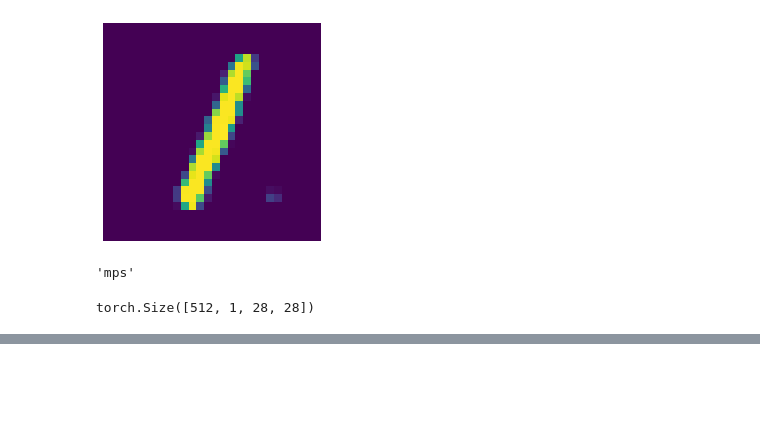
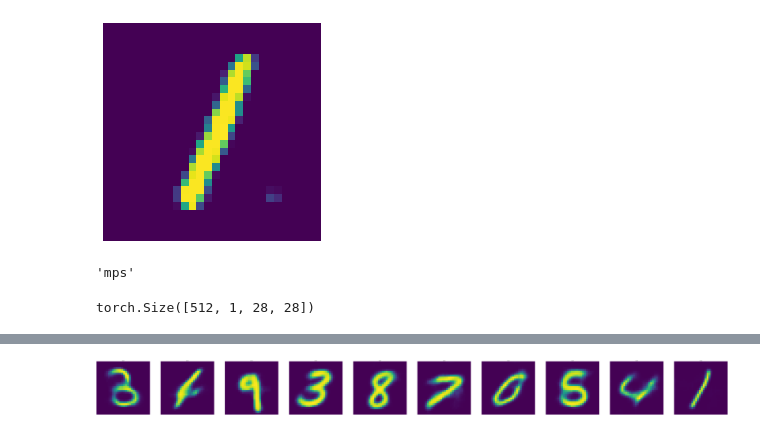
Before and after one commit to arun477/variational_autoencoder, a Jupyter notebook: vae.ipynb, the cells around one changed output, grey strips where cells are left out. Cells and saved outputs as stored; diff of their text form; code cells hidden in the pictures; blank space fills up the shorter version.

```diff
--- a/vae.ipynb
+++ b/vae.ipynb
@@ -236 +259,13 @@ for img, ax in zip(xb[:sz], axs2.flat):
 [figure]
+# %%
+zb = torch.randn((10, 5)).to(device)
+zb = model.decoder(zb)
+zb = zb.detach().cpu()
+zb.shape
+_,axs3 = plt.subplots(1, sz, figsize=(200, 200))
+for img, ax in zip(zb, axs3.flat):
+    ax.imshow(img[0])
+    ax.set_axis_off()
+    ax.set_title('sample', fontsize=13)
+# %% [output]
+[figure, added]
```
Also changed, not shown: parts of 5 cells of this notebook.
